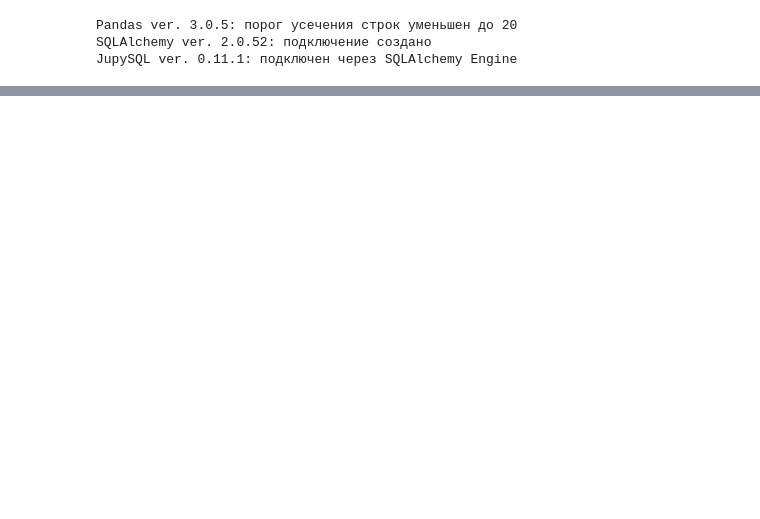
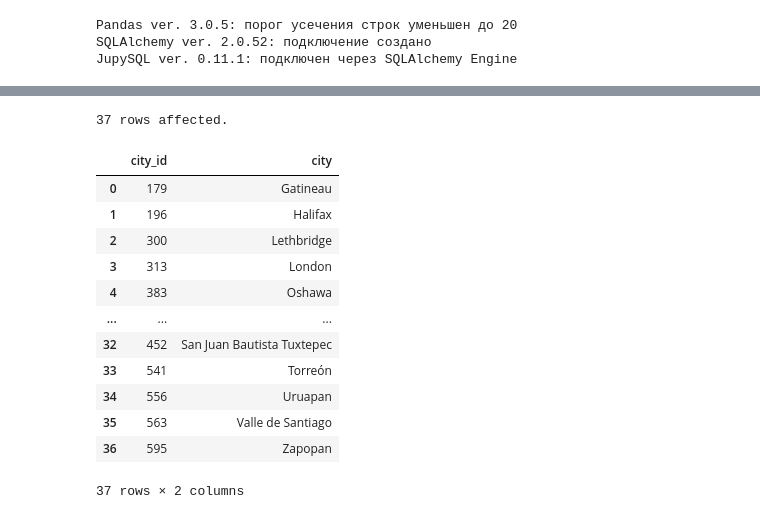
Before and after one commit to magus1968/learning-sql, a Jupyter notebook: docs/chapters/ch09.ipynb, the cells around one changed output, grey strips where cells are left out. Drawn from its saved outputs; the diff is of its cells as text; code cells hidden in the pictures; blank space fills up the shorter version.

```diff
--- a/docs/chapters/ch09.ipynb
+++ b/docs/chapters/ch09.ipynb
@@ -60,0 +246,24 @@ JupySQL ver. 0.11.1: подключен через SQLAlchemy Engine
+# %%
+%%sql
+SELECT city_id, city
+FROM city
+WHERE country_id IN (
+    SELECT country_id
+    FROM country
+    WHERE country IN ('Canada', 'Mexico')
+);
+# %% [output]
+37 rows affected.
+|  | city_id | city |
+| 0 | 179 | Gatineau |
+| 1 | 196 | Halifax |
+| 2 | 300 | Lethbridge |
+| 3 | 313 | London |
+| 4 | 383 | Oshawa |
+| ... | ... | ... |
+| 32 | 452 | San Juan Bautista Tuxtepec |
+| 33 | 541 | Torreón |
+| 34 | 556 | Uruapan |
+| 35 | 563 | Valle de Santiago |
+| 36 | 595 | Zapopan |
+37 rows × 2 columns
```
Also changed, not shown: parts of 73 cells of this notebook, 2 other files.
